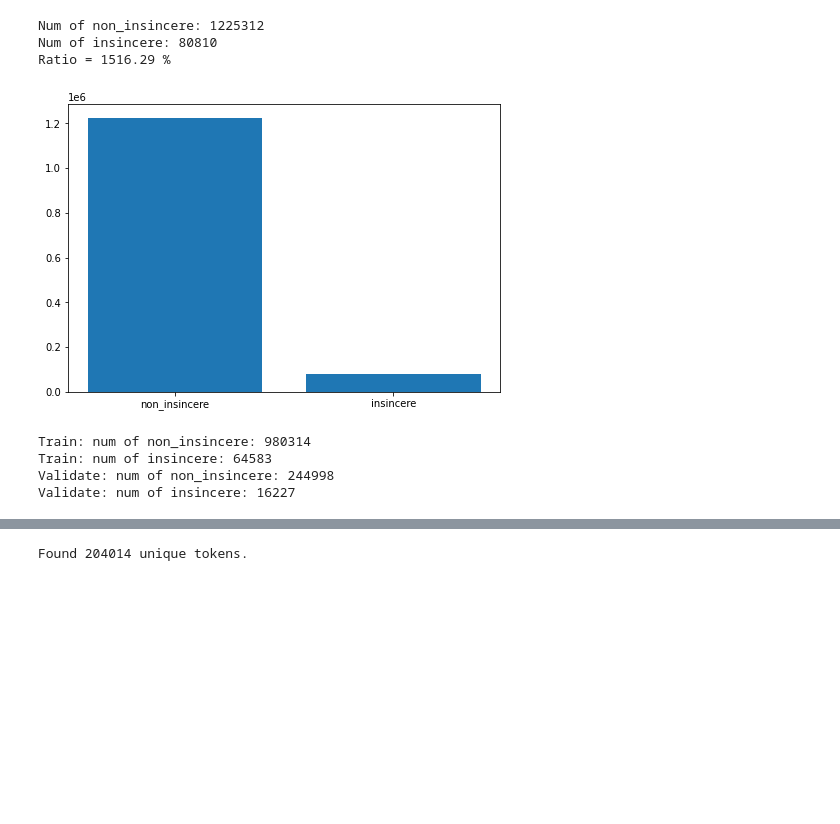
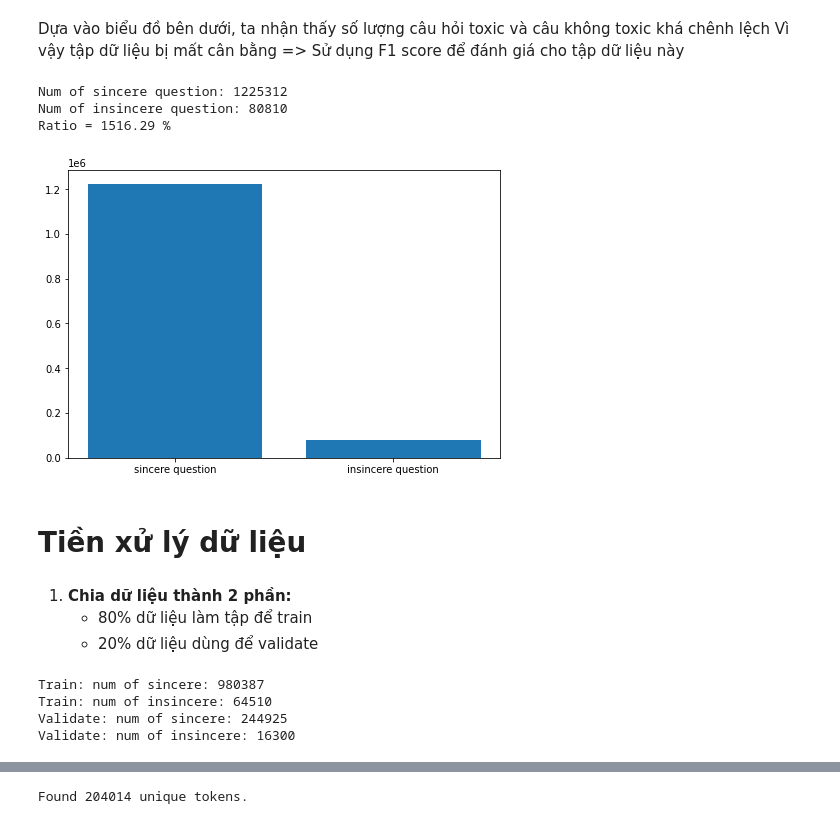
Before and after one commit to zzNuAzz/ML, a Jupyter notebook: qoura-ml.ipynb, the cells around one changed output, grey strips where cells are left out. Drawn from its saved outputs; the diff is of its cells as text; code cells hidden in the pictures; blank space fills up the shorter version.

```diff
--- a/qoura-ml.ipynb
+++ b/qoura-ml.ipynb
@@ -28,15 +72,18 @@ test_set = pd.read_csv(TEST_FILE)
+# %% [markdown]
+Dựa vào biểu đồ bên dưới, ta nhận thấy số lượng câu hỏi toxic và câu không toxic khá chênh lệch </br>
+Vì vậy tập dữ liệu bị mất cân bằng => Sử dụng F1 score để đánh giá cho tập dữ liệu này
 # %%
 num_insincere = len(df[df['target'] == 1])
-num_non_insincere = len(df[df['target'] == 0])
-print("Num of non_insincere:", num_non_insincere)
-print("Num of insincere:", num_insincere)
-print("Ratio = {ratio:.2f} %".format(ratio = num_non_insincere / num_insincere  * 100 ))
+num_sincere = len(df[df['target'] == 0])
+print("Num of sincere question:", num_sincere)
+print("Num of insincere question:", num_insincere)
+print("Ratio = {ratio:.2f} %".format(ratio = num_sincere / num_insincere  * 100 ))
 fig = plt.figure()
 ax = fig.add_axes([0,0,1,1])
-ax.bar(['non_insincere', 'insincere'], df.target.value_counts())
+ax.bar(['sincere question', 'insincere question'], df.target.value_counts())
 plt.show()
 # %% [output]
-Num of non_insincere: 1225312
-Num of insincere: 80810
+Num of sincere question: 1225312
+Num of insincere question: 80810
 Ratio = 1516.29 %
-[figure, old version]
+[figure, new version]
@@ -45,13 +90,19 @@ from sklearn.model_selection import train_test_split
+# %% [markdown]
+# Tiền xử lý dữ liệu
+# %% [markdown]
+1. **Chia dữ liệu thành 2 phần:**
+    - 80% dữ liệu làm tập để train
+    - 20% dữ liệu dùng để validate
 # %%
 train, validate = train_test_split(df, test_size = 0.2)
 # %%
-print("Train: num of non_insincere:", len(train[train.target == 0]))
+print("Train: num of sincere:", len(train[train.target == 0]))
 print("Train: num of insincere:", len(train[train.target == 1]))
 
-print("Validate: num of non_insincere:", len(validate[validate.target == 0]))
+print("Validate: num of sincere:", len(validate[validate.target == 0]))
 print("Validate: num of insincere:", len(validate[validate.target == 1]))
 # %% [output]
-Train: num of non_insincere: 980314
-Train: num of insincere: 64583
-Validate: num of non_insincere: 244998
-Validate: num of insincere: 16227
+Train: num of sincere: 980387
+Train: num of insincere: 64510
+Validate: num of sincere: 244925
+Validate: num of insincere: 16300
```
Also changed, not shown: parts of 51 cells of this notebook.
